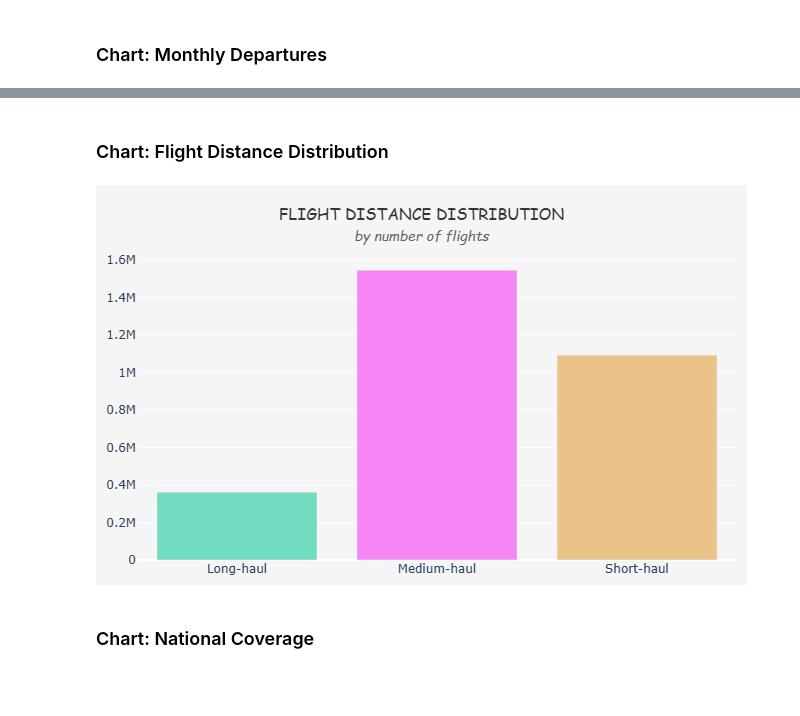
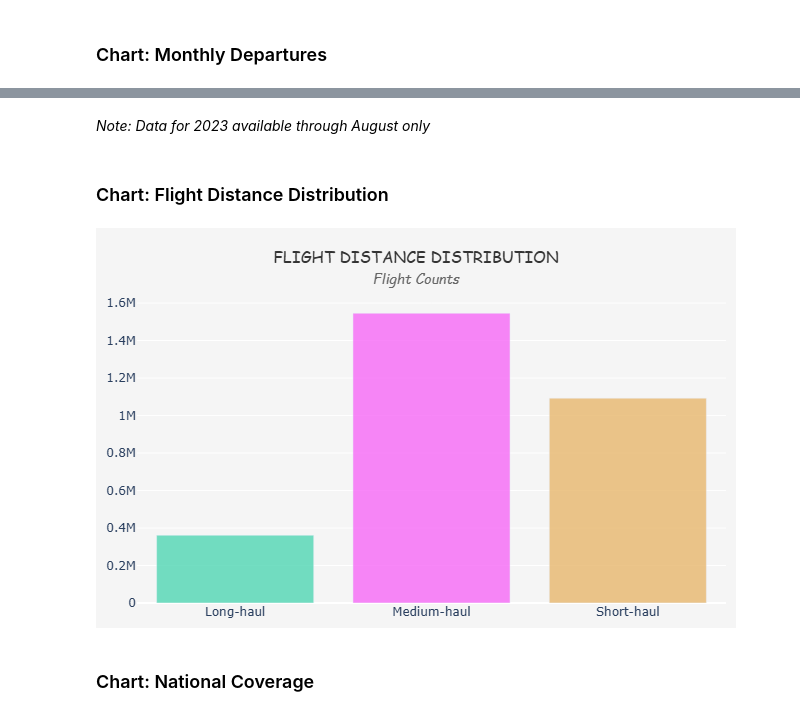
Before and after one commit to nguyenminhthuy/flights-analytics, a Jupyter notebook: py/notebooks/flights-eda.ipynb, the cells around one changed output, grey strips where cells are left out. Saved outputs shown, nothing was run; the diff lists cells and outputs as text; code cells hidden in the pictures; blank space fills up the shorter version.

```diff
--- a/py/notebooks/flights-eda.ipynb
+++ b/py/notebooks/flights-eda.ipynb
@@ -393,36 +411,38 @@ fig.show()
+# %% [markdown]
+*Note: Data for 2023 available through August only*
 # %% [markdown]
 ### Chart: Flight Distance Distribution
 # %%
 df_distance_departures = (
     df_flights
     .group_by("DISTANCE_CAT")
     .agg(pl.len().alias("n_flights")).sort("DISTANCE_CAT")
 )
 
-fig = px.bar(df_distance_departures,
+fig_4 = px.bar(df_distance_departures,
             x='DISTANCE_CAT', y='n_flights',
             color='DISTANCE_CAT', color_discrete_map = year_colors,
             height=400,
             color_discrete_sequence = ["#f76af7", "#e8b76d", "#51d6b3"])
-fig.update_layout(showlegend = False,
+fig_4.update_layout(showlegend = False,
                   xaxis_title = None, yaxis_title = None,
                   title=dict(
                     text=(
                         "FLIGHT DISTANCE DISTRIBUTION"
-                        "<br><span style='font-size:14px;color:#666;font-style:italic'>by number of flights</span>"
+                        "<br><span style='font-size:14px;color:#666;font-style:italic'>Flight Counts</span>"
                     ),
                     x=0.5,
                     xanchor="center"
                   ),
                   margin = dict(l=10, r=10, t=70, b=10),
                   paper_bgcolor="#f5f5f5",   # nền toàn figure (kể cả title)
                   plot_bgcolor="#f5f5f5",    # nền vùng bar chart
                   title_font=dict(size=16, color="#333", family="Comic Sans MS")
 )
-fig.update_traces(opacity = 0.8)
-fig.show()
+fig_4.update_traces(opacity = 0.8)
+fig_4.show()
 # %% [output]
-[figure, old version]
+[figure, new version]
 # %% [markdown]
 ### Chart: National Coverage
 # %%
```
Also changed, not shown: parts of 20 cells of this notebook.
